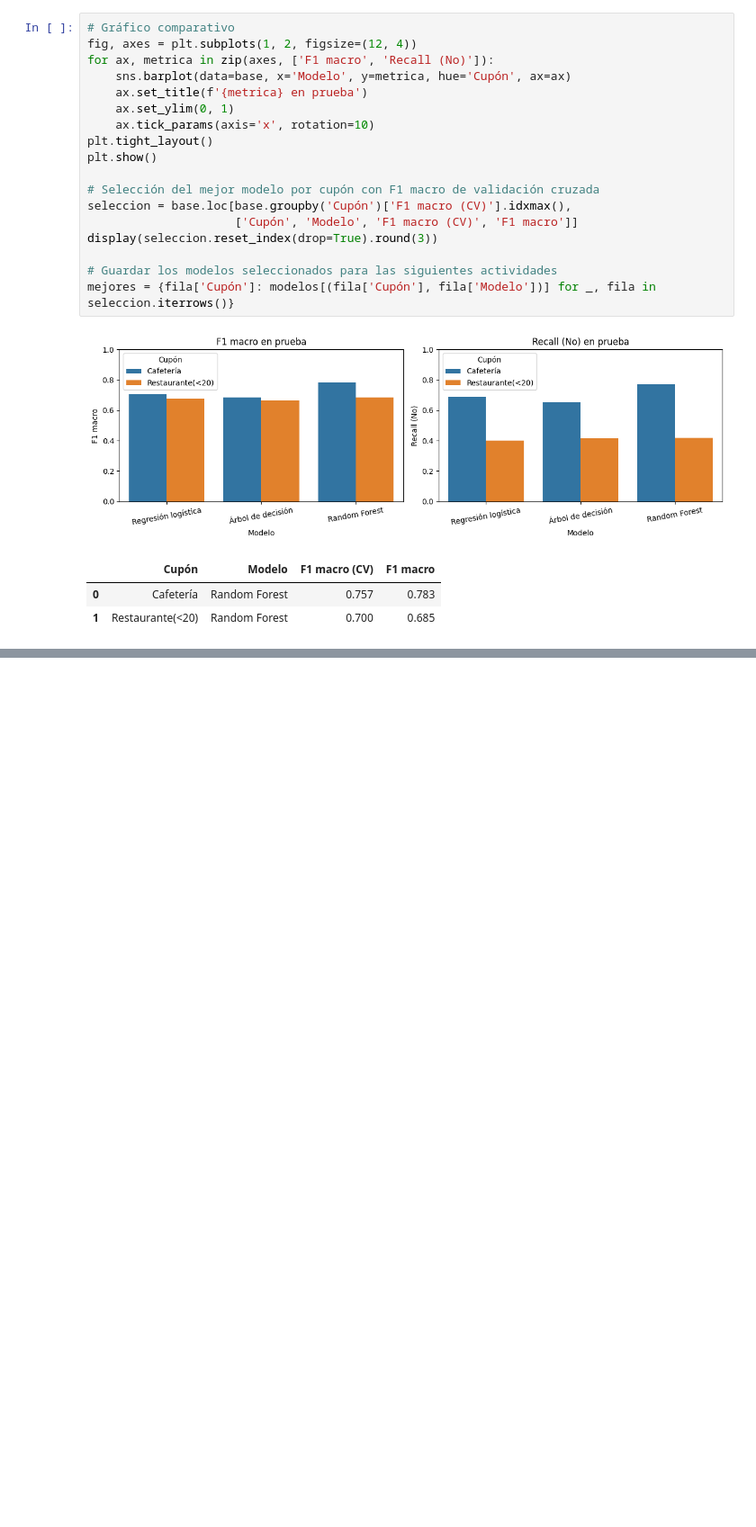
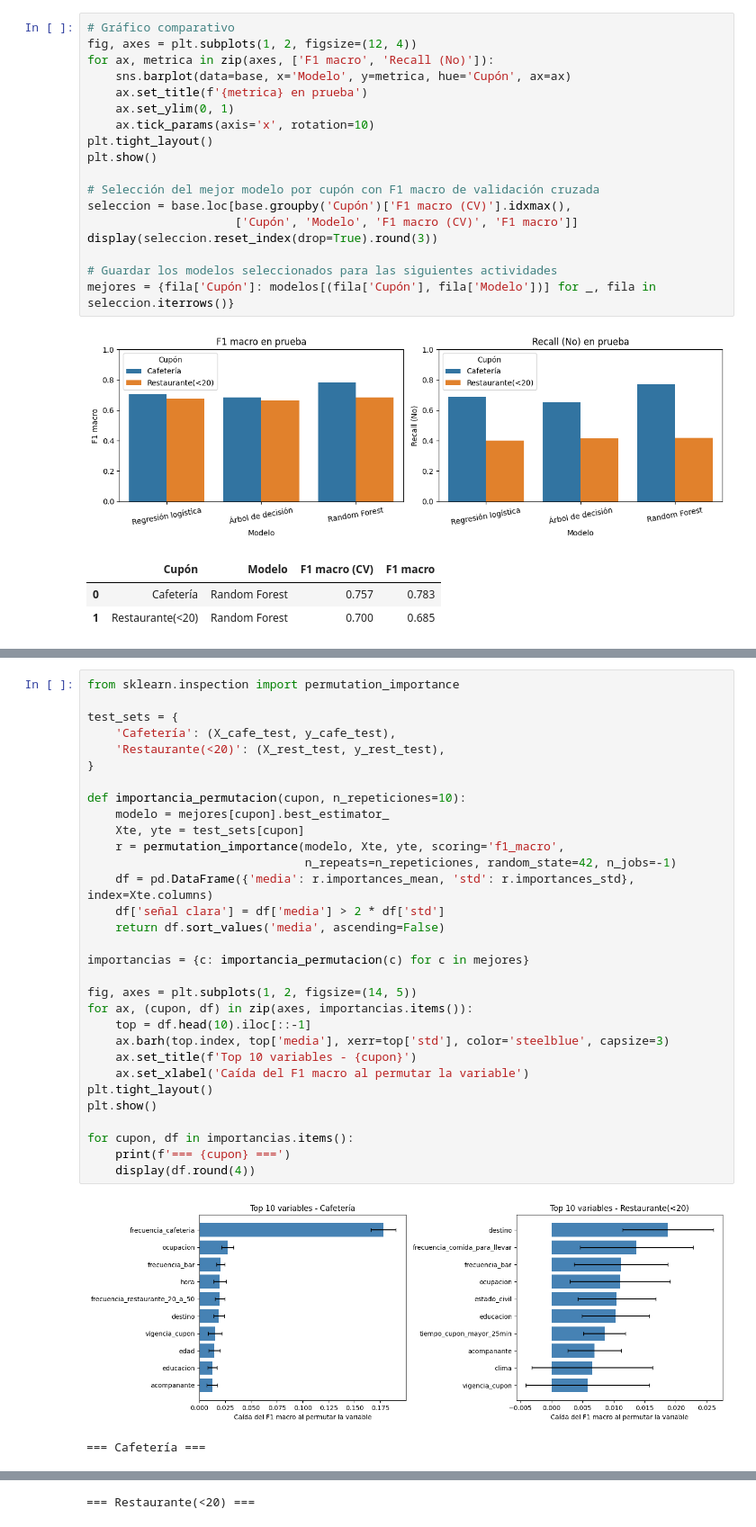
Before and after one commit to samuelmolinal/Lab3-ML, a Jupyter notebook: Laboratorio 3 - Clasificación.ipynb, the cells around one changed output, grey strips where cells are left out. Shown at 90% size. Cells and saved outputs as stored; diff of their text form; blank space fills up the shorter version.

Commit message:
Actividad 8. Identificación de las variables más relevantes en la predicción

```diff
--- a/Laboratorio 3 - Clasificación.ipynb
+++ b/Laboratorio 3 - Clasificación.ipynb
@@ -1181,0 +1192,34 @@ mejores = {fila['Cupón']: modelos[(fila['Cupón'], fila['Modelo'])] for _, fila
+# %%
+from sklearn.inspection import permutation_importance
+
+test_sets = {
+    'Cafetería': (X_cafe_test, y_cafe_test),
+    'Restaurante(<20)': (X_rest_test, y_rest_test),
+}
+
+def importancia_permutacion(cupon, n_repeticiones=10):
+    modelo = mejores[cupon].best_estimator_
+    Xte, yte = test_sets[cupon]
+    r = permutation_importance(modelo, Xte, yte, scoring='f1_macro',
+                               n_repeats=n_repeticiones, random_state=42, n_jobs=-1)
+    df = pd.DataFrame({'media': r.importances_mean, 'std': r.importances_std}, index=Xte.columns)
+    df['señal clara'] = df['media'] > 2 * df['std']
+    return df.sort_values('media', ascending=False)
+
+importancias = {c: importancia_permutacion(c) for c in mejores}
+
+fig, axes = plt.subplots(1, 2, figsize=(14, 5))
+for ax, (cupon, df) in zip(axes, importancias.items()):
+    top = df.head(10).iloc[::-1]
+    ax.barh(top.index, top['media'], xerr=top['std'], color='steelblue', capsize=3)
+    ax.set_title(f'Top 10 variables - {cupon}')
+    ax.set_xlabel('Caída del F1 macro al permutar la variable')
+plt.tight_layout()
+plt.show()
+
+for cupon, df in importancias.items():
+    print(f'=== {cupon} ===')
+    display(df.round(4))
+# %% [output]
+[figure, added]
+=== Cafetería ===
@@ -1181,0 +1243 @@ mejores = {fila['Cupón']: modelos[(fila['Cupón'], fila['Modelo'])] for _, fila
+=== Restaurante(<20) ===
```
Also changed, not shown: parts of 7 cells of this notebook.
